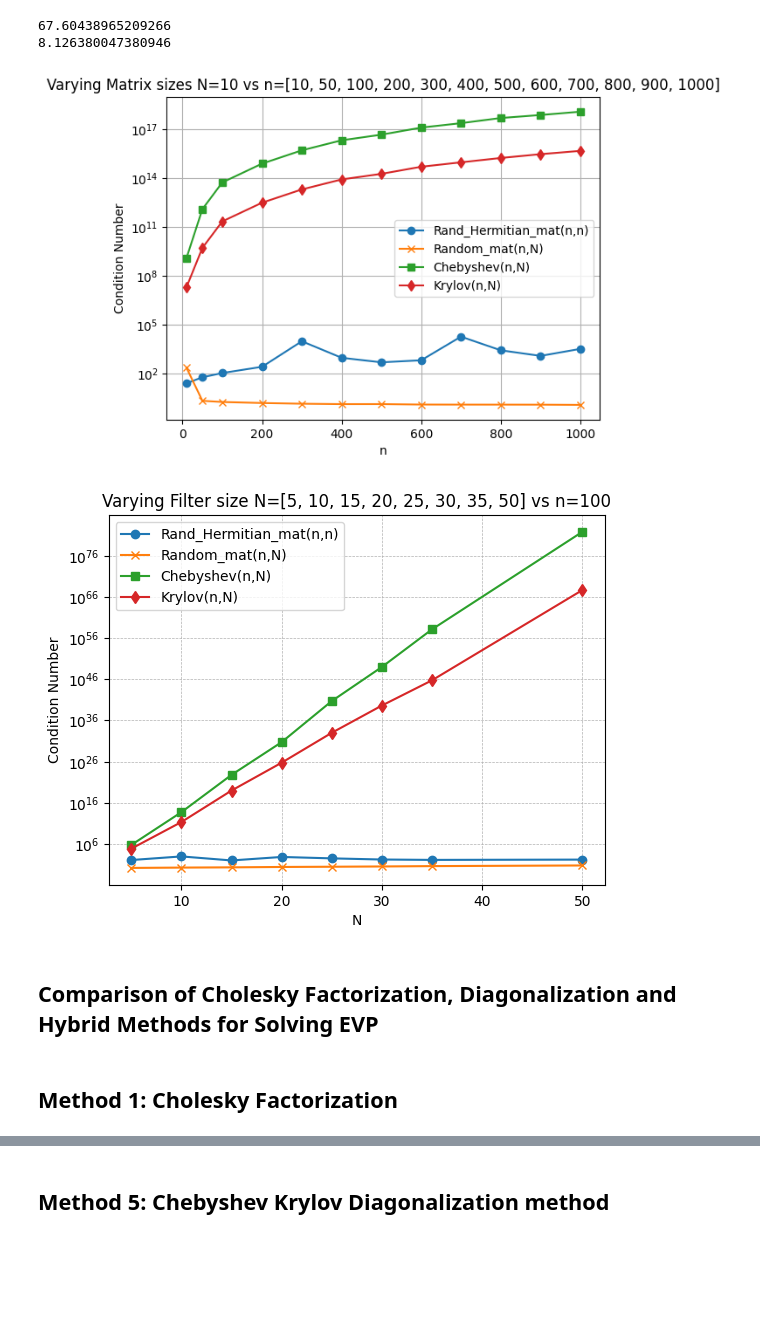
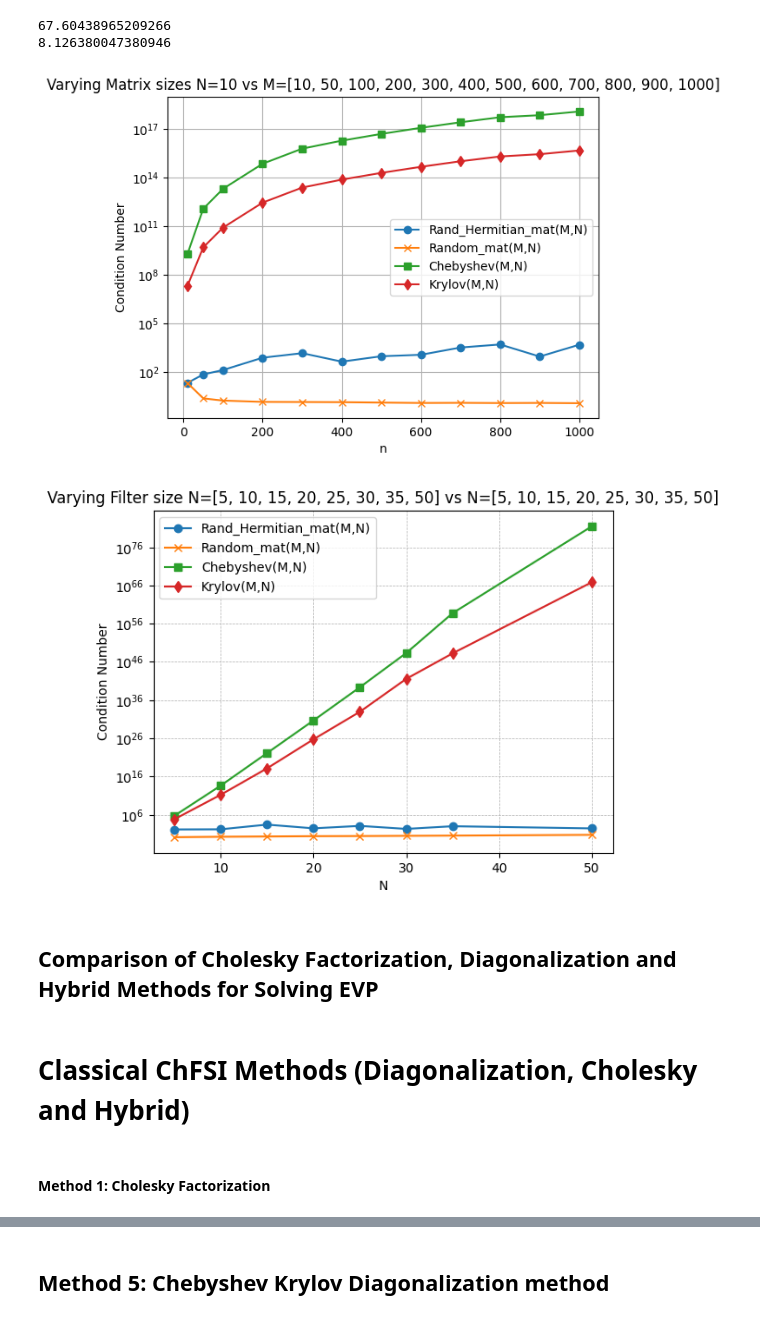
Before and after one commit to Nihar-Shah2001/Quantum_Computing_Notes, a Jupyter notebook: Notes/codes/project.ipynb, the cells around one changed output, grey strips where cells are left out. Saved outputs shown, nothing was run; the diff lists cells and outputs as text; code cells hidden in the pictures; blank space fills up the shorter version.

```diff
--- a/Notes/codes/project.ipynb
+++ b/Notes/codes/project.ipynb
@@ -76,25 +87,25 @@ print(np.linalg.cond(B))
 67.60438965209266
 8.126380047380946
 # %%
-def condition_number(n, N):
+def condition_number(M, N):
 
     # Create a random symmetric matrix of size n x n
-    H = np.random.randn(n, n) + 1j*np.random.randn(n, n)
+    H = np.random.randn(M, M) + 1j*np.random.randn(M, M)
     H = 0.5 * (H + H.conj().T)  # Ensuring symmetry
     cond_H = np.linalg.cond(H)
 
     # Create a random matrix of size n x N
-    A = np.random.randn(n, N) + 1j*np.random.randn(n, N)
+    A = np.random.randn(M, N) + 1j*np.random.randn(M, N)
     cond_A = np.linalg.cond(A)
 
     # # Compute the minimum eigenvalue of H
     # a_L = np.min(np.abs(np.linalg.eigvalsh(H)))
 
     # Create a random vector of size n x 1
-    b = np.random.randn(n, 1) + 1j*np.random.randn(n, 1)
+    b = np.random.randn(M, 1) + 1j*np.random.randn(M, 1)
 
     # Compute Chebyshev polynomials iteratively
-    B = np.empty((n, N), dtype=np.complex128)
+    B = np.empty((M, N), dtype=np.complex128)
     B[:, 0] = (b).flatten()
 
     if N > 1:
@@ -102,7 +113,7 @@ def condition_number(n, N):
 
     # T_k_prev = 1
     # T_k_curr = a_L
-    T_prev = np.eye(n)  # T_0 = I
+    T_prev = np.eye(M)  # T_0 = I
     T_curr = H          # T_1 = H
 
     for i in range(2, N):
@@ -115,7 +126,7 @@ def condition_number(n, N):
     cond_B = np.linalg.cond(B)
 
     # Compute power-based matrix `C` iteratively
-    C = np.empty((n, N),dtype=np.complex128)
+    C = np.empty((M, N),dtype=np.complex128)
     C[:, 0] = b.flatten()
     for i in range(1, N):
         C[:, i] = (H @ C[:, i - 1]).flatten()  # Avoid unnecessary slicing
@@ -124,13 +135,13 @@ def condition_number(n, N):
 
     return cond_H, cond_A, cond_B, cond_C
 # %%
-n=[10, 50, 100, 200, 300, 400, 500, 600, 700, 800, 900, 1000]
+M=[10, 50, 100, 200, 300, 400, 500, 600, 700, 800, 900, 1000]
 N=10
 cond_H=[]
 cond_A=[]
 cond_B=[]
 cond_C=[]
-for i in n:
+for i in M:
     a,b,c,d=condition_number(i,N)
     cond_H.append(a)
     cond_A.append(b)
@@ -139,29 +150,29 @@ for i in n:
 # %%
 # Plot
 plt.figure()
-plt.plot(n, cond_H, label="Rand_Hermitian_mat(n,n)", marker="o")
-plt.plot(n, cond_A, label="Random_mat(n,N)", marker="x")
-plt.plot(n, cond_B, label="Chebyshev(n,N)", marker="s")
-plt.plot(n, cond_C, label="Krylov(n,N)", marker="d")
+plt.plot(M, cond_H, label="Rand_Hermitian_mat(M,N)", marker="o")
+plt.plot(M, cond_A, label="Random_mat(M,N)", marker="x")
+plt.plot(M, cond_B, label="Chebyshev(M,N)", marker="s")
+plt.plot(M, cond_C, label="Krylov(M,N)", marker="d")
 plt.legend()
 plt.yscale("log")
 # plt.xscale("log")
 plt.xlabel("n")
 plt.ylabel("Condition Number")
-plt.title(f"Varying Matrix sizes {N=} vs {n=}", fontsize=12)
+plt.title(f"Varying Matrix sizes {N=} vs {M=}", fontsize=12)
 plt.grid()
 plt.show()
 # %% [output]
-[figure, old version]
+[figure, new version]
 # %%
-n=100
+M=100
 N=[5, 10, 15, 20 ,25, 30, 35, 50]
 cond_H_=[]
 cond_A_=[]
 cond_B_=[]
 cond_C_=[]
 for i in N:
-    a,b,c,d = condition_number(n,i)
+    a,b,c,d = condition_number(M,i)
     cond_H_.append(a)
     cond_A_.append(b)
     cond_B_.append(c)
@@ -169,19 +180,19 @@ for i in N:
 # %%
 #Plot
 plt.figure()
-plt.plot(N, cond_H_, label="Rand_Hermitian_mat(n,n)", marker="o")
-plt.plot(N, cond_A_, label="Random_mat(n,N)", marker="x")
-plt.plot(N, cond_B_, label="Chebyshev(n,N)", marker="s")
-plt.plot(N, cond_C_, label="Krylov(n,N)", marker="d")
+plt.plot(N, cond_H_, label="Rand_Hermitian_mat(M,N)", marker="o")
+plt.plot(N, cond_A_, label="Random_mat(M,N)", marker="x")
+plt.plot(N, cond_B_, label="Chebyshev(M,N)", marker="s")
+plt.plot(N, cond_C_, label="Krylov(M,N)", marker="d")
 plt.legend()
 plt.yscale("log")
 plt.xlabel("N")
 plt.ylabel("Condition Number")
-plt.title(f"Varying Filter size {N=} vs {n=}", fontsize=12)
+plt.title(f"Varying Filter size {N=} vs {N=}", fontsize=12)
 plt.grid( linestyle='--', linewidth=0.5)
 plt.show()
 # %% [output]
-[figure, old version]
+[figure, new version]
 # %% [markdown]
 ## Comparison of Cholesky Factorization, Diagonalization and Hybrid Methods for Solving EVP
 # %%
@@ -252,8 +263,10 @@ def Chebyshev_scalar_poly(x, a, b, k):
     coeffs = np.zeros(k + 1)
     coeffs[k] = 1  # Set T_k coefficient to 1
     return chebval((x-((a+b)/2))/((b-a)/2), coeffs)
+# %% [markdown]
+# Classical ChFSI Methods (Diagonalization, Cholesky and Hybrid)
 # %% [markdown]
-## Method 1: Cholesky Factorization
+#### Method 1: Cholesky Factorization
 # %%
 def ChFSI_cholalgo(H, Psi, T_kH):
 
```
Also changed, not shown: parts of 18 cells of this notebook.
